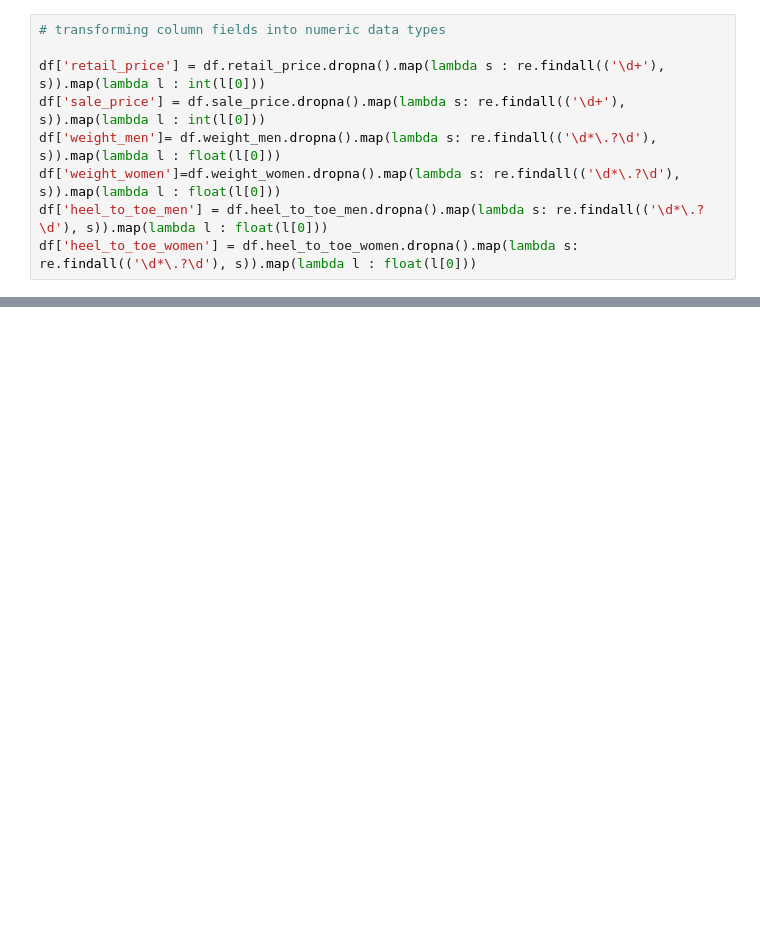
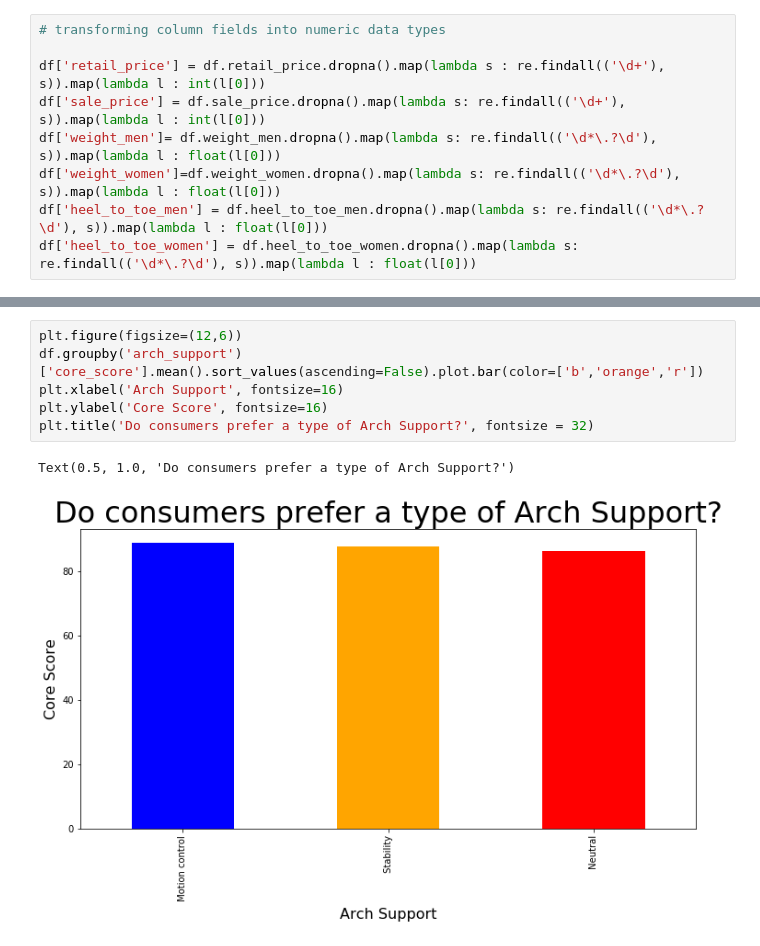
Before and after one commit to jschiavone45/Run_Repeat_Scraper, a Jupyter notebook: Run_Repeat_Analysis.ipynb, the cells around one changed output, grey strips where cells are left out. Cells and saved outputs as stored; diff of their text form; blank space fills up the shorter version.

```diff
--- a/Run_Repeat_Analysis.ipynb
+++ b/Run_Repeat_Analysis.ipynb
@@ -45,0 +74,9 @@ df['heel_to_toe_women'] = df.heel_to_toe_women.dropna().map(lambda s: re.findall
+# %%
+plt.figure(figsize=(12,6))
+df.groupby('arch_support')['core_score'].mean().sort_values(ascending=False).plot.bar(color=['b','orange','r'])
+plt.xlabel('Arch Support', fontsize=16)
+plt.ylabel('Core Score', fontsize=16)
+plt.title('Do consumers prefer a type of Arch Support?', fontsize = 32)
+# %% [output]
+Text(0.5, 1.0, 'Do consumers prefer a type of Arch Support?')
+[figure, added]
```
Also changed, not shown: parts of 34 cells of this notebook, 2 other files.
